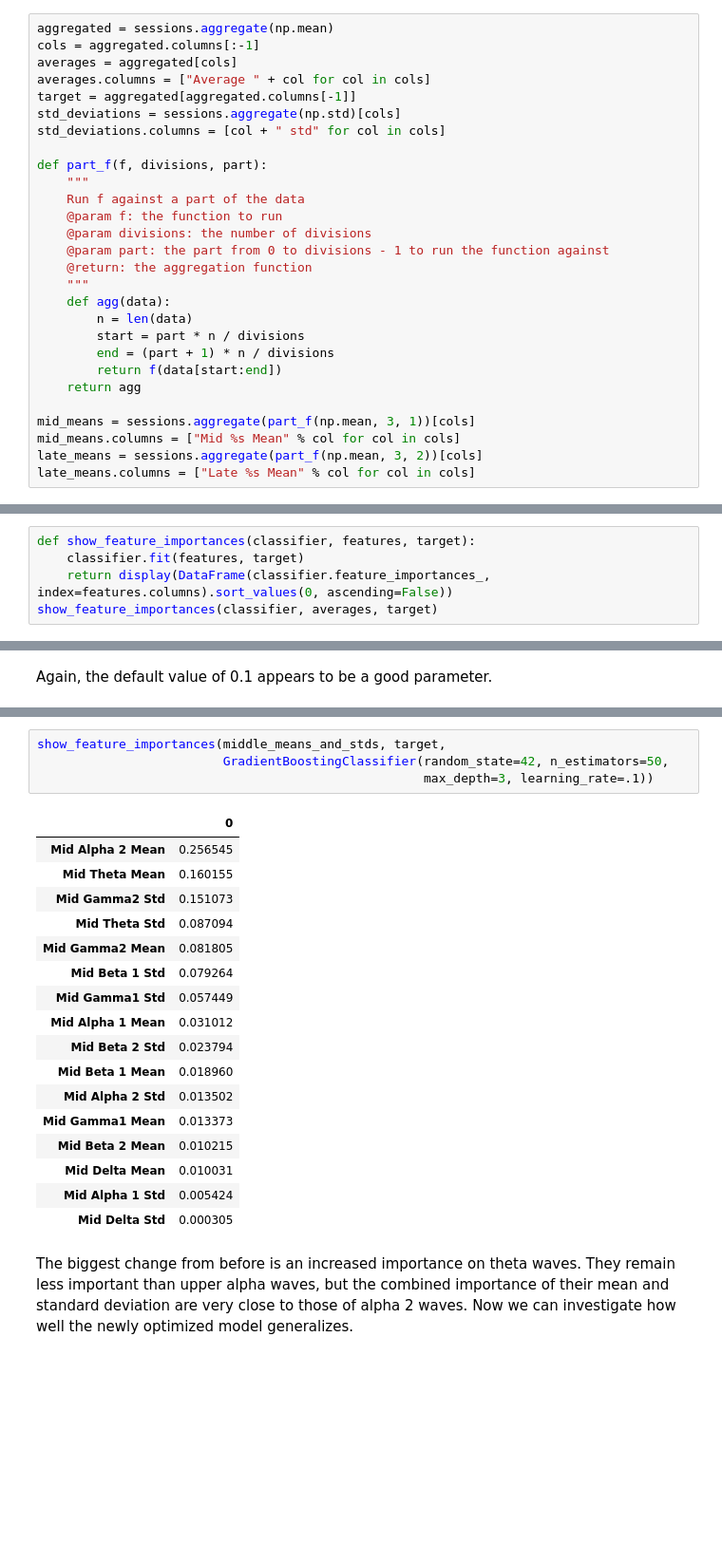
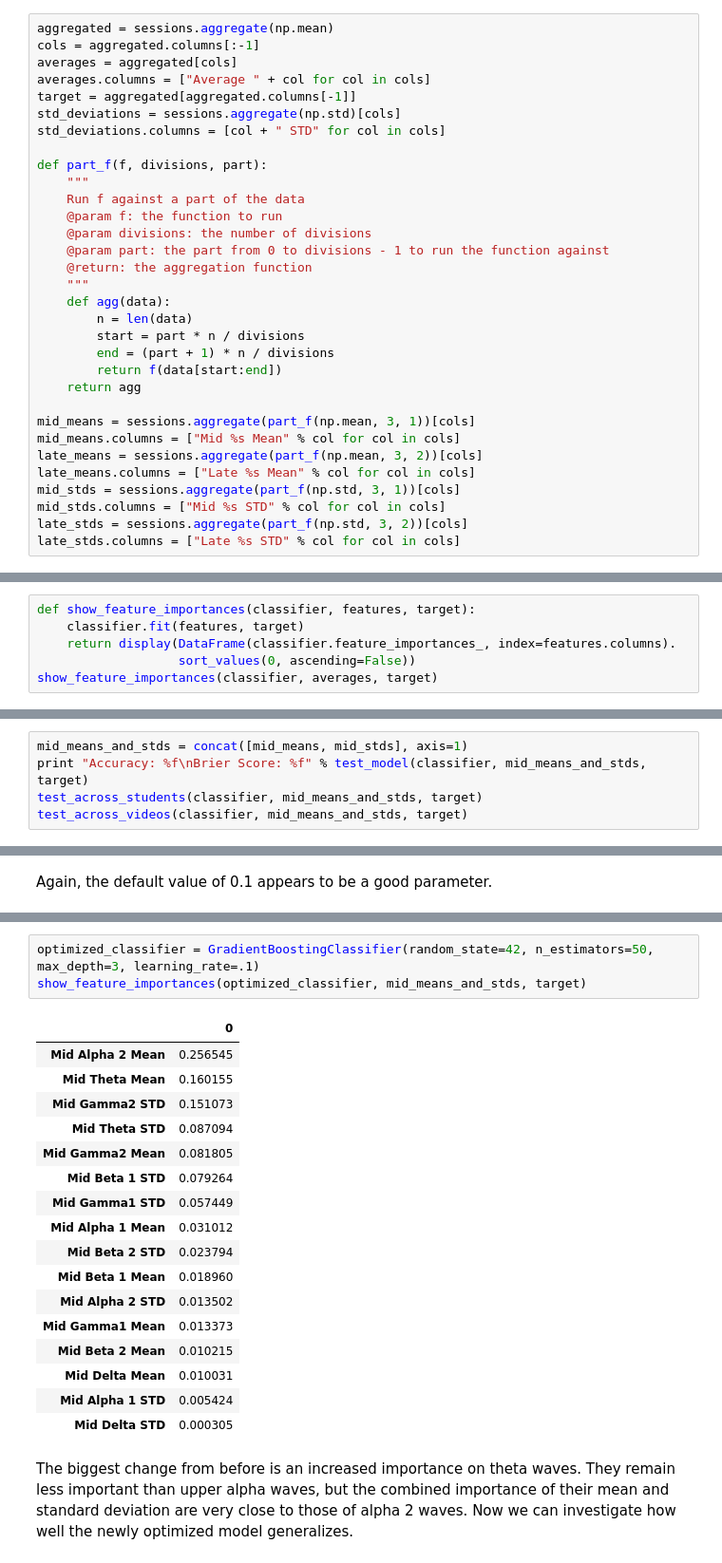
Before and after one commit to nwbvt/udacity-confusion, a Jupyter notebook: Confusion.ipynb, the cells around one changed output, grey strips where cells are left out. Shown: that part at 95% size. Cells and saved outputs as stored; diff of their text form; blank space fills up the shorter version.

```diff
--- a/Confusion.ipynb
+++ b/Confusion.ipynb
@@ -109,7 +109,7 @@ averages = aggregated[cols]
 averages.columns = ["Average " + col for col in cols]
 target = aggregated[aggregated.columns[-1]]
 std_deviations = sessions.aggregate(np.std)[cols]
-std_deviations.columns = [col + " std" for col in cols]
+std_deviations.columns = [col + " STD" for col in cols]
 
 def part_f(f, divisions, part):
     """
@@ -130,6 +130,10 @@ mid_means = sessions.aggregate(part_f(np.mean, 3, 1))[cols]
 mid_means.columns = ["Mid %s Mean" % col for col in cols]
 late_means = sessions.aggregate(part_f(np.mean, 3, 2))[cols]
 late_means.columns = ["Late %s Mean" % col for col in cols]
+mid_stds = sessions.aggregate(part_f(np.std, 3, 1))[cols]
+mid_stds.columns = ["Mid %s STD" % col for col in cols]
+late_stds = sessions.aggregate(part_f(np.std, 3, 2))[cols]
+late_stds.columns = ["Late %s STD" % col for col in cols]
 # %% [markdown]
 ## Implementation
 
@@ -221,7 +232,8 @@ We can look into this algorithm to see what it is keying off of.
 # %%
 def show_feature_importances(classifier, features, target):
     classifier.fit(features, target)
-    return display(DataFrame(classifier.feature_importances_, index=features.columns).sort_values(0, ascending=False))
+    return display(DataFrame(classifier.feature_importances_, index=features.columns).
+                   sort_values(0, ascending=False))
 show_feature_importances(classifier, averages, target)
 # %% [output]
 |  | 0 |
@@ -328,0 +346,5 @@ The upper alpha and theta waves show to be the most important.  Again, theta wav
+# %%
+mid_means_and_stds = concat([mid_means, mid_stds], axis=1)
+print "Accuracy: %f\nBrier Score: %f" % test_model(classifier, mid_means_and_stds, target)
+test_across_students(classifier, mid_means_and_stds, target)
+test_across_videos(classifier, mid_means_and_stds, target)
@@ -372,26 +434,25 @@ Again, the default value of 0.1 appears to be a good parameter.
 With the new parameters we can again check to see what features its looking at.
 # %%
-show_feature_importances(middle_means_and_stds, target,
-                         GradientBoostingClassifier(random_state=42, n_estimators=50,
-                                                    max_depth=3, learning_rate=.1))
+optimized_classifier = GradientBoostingClassifier(random_state=42, n_estimators=50, max_depth=3, learning_rate=.1)
+show_feature_importances(optimized_classifier, mid_means_and_stds, target)
 # %% [output]
 |  | 0 |
 | Mid Alpha 2 Mean | 0.256545 |
 | Mid Theta Mean | 0.160155 |
-| Mid Gamma2 Std | 0.151073 |
-| Mid Theta Std | 0.087094 |
+| Mid Gamma2 STD | 0.151073 |
+| Mid Theta STD | 0.087094 |
 | Mid Gamma2 Mean | 0.081805 |
-| Mid Beta 1 Std | 0.079264 |
-| Mid Gamma1 Std | 0.057449 |
+| Mid Beta 1 STD | 0.079264 |
+| Mid Gamma1 STD | 0.057449 |
 | Mid Alpha 1 Mean | 0.031012 |
-| Mid Beta 2 Std | 0.023794 |
+| Mid Beta 2 STD | 0.023794 |
 | Mid Beta 1 Mean | 0.018960 |
-| Mid Alpha 2 Std | 0.013502 |
+| Mid Alpha 2 STD | 0.013502 |
 | Mid Gamma1 Mean | 0.013373 |
 | Mid Beta 2 Mean | 0.010215 |
 | Mid Delta Mean | 0.010031 |
-| Mid Alpha 1 Std | 0.005424 |
-| Mid Delta Std | 0.000305 |
+| Mid Alpha 1 STD | 0.005424 |
+| Mid Delta STD | 0.000305 |
 # %% [markdown]
 The biggest change from before is an increased importance on theta waves.  They remain less important than upper alpha waves, but the combined importance of their mean and standard deviation are very close to those of alpha 2 waves.
 Now we can investigate how well the newly optimized model generalizes.
```
Also changed, not shown: parts of 28 cells of this notebook.
